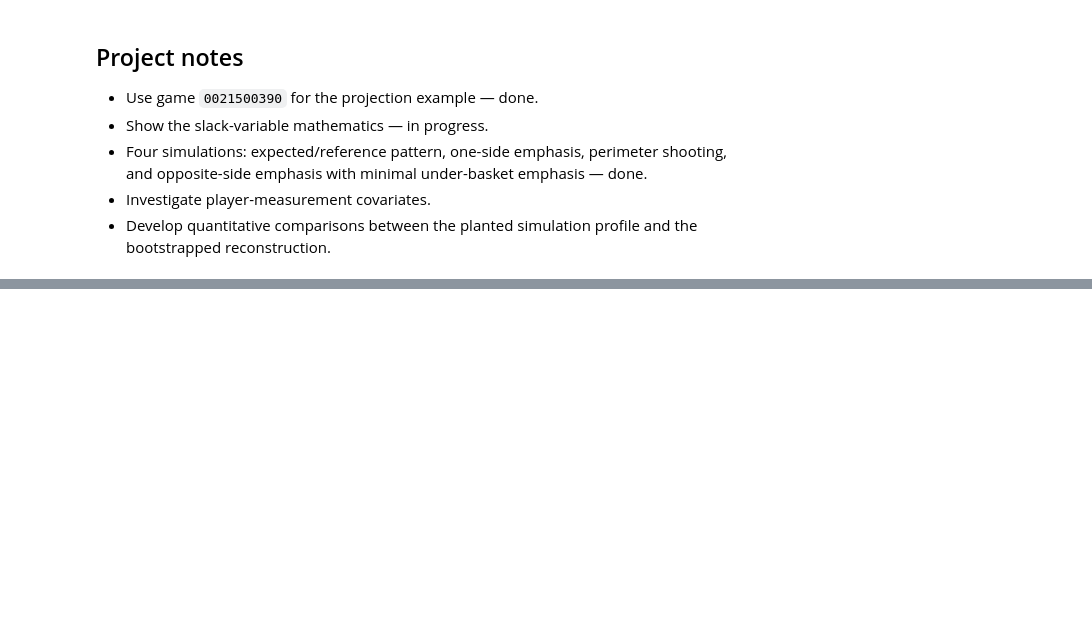
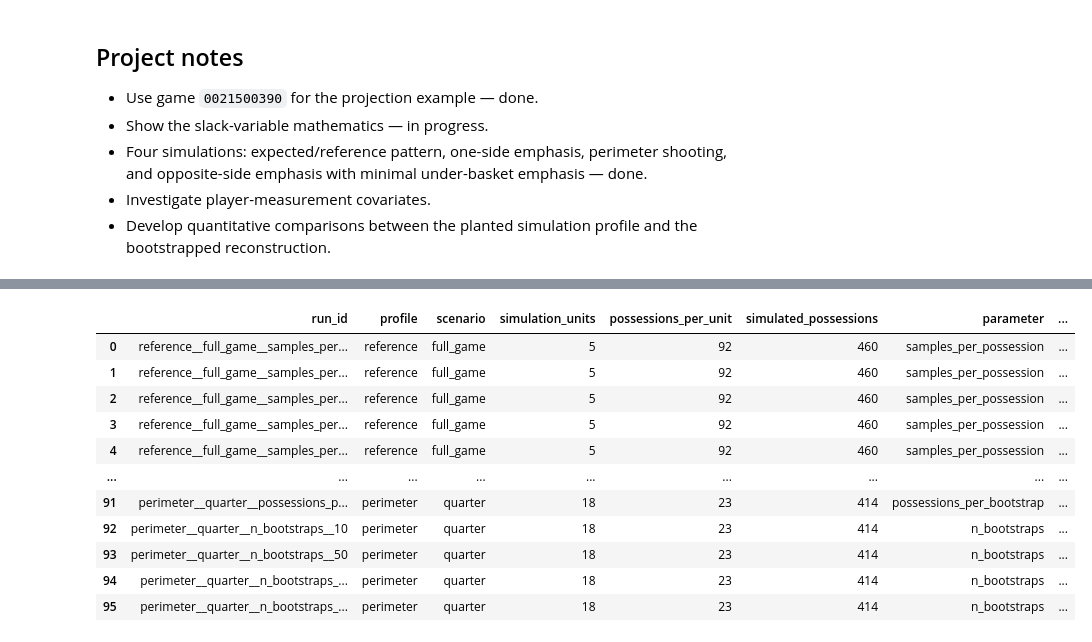
Before and after one commit to Channertheman/NBA_Analysis, a Jupyter notebook: Simulation_construction.ipynb, the cells around one changed output, grey strips where cells are left out. Drawn from its saved outputs; the diff is of its cells as text; code cells hidden in the pictures; blank space fills up the shorter version.

Commit message:
projections with almost complete descriptions simulation construction to be cleaned or removed from git tracking soon

```diff
--- a/Simulation_construction.ipynb
+++ b/Simulation_construction.ipynb
@@ -431,7 +515,7 @@ def build_baseline_scoring_pipeline(
     end_effects=None,
     baseline_probability=0.50,
     random_state=None,
-    flip="yes",
+    flip="no",
     movement_weight_col=None,
     reindex_possessions=True,
 ):
@@ -723,16 +791,11 @@ Plotting pointwise percentile maps at lambda = 80.9076
 [figure]
 # %%
 # Profile 3 (seed 44): emphasize the low-y side of the offensive half.
-pipeline_seed = 44
-train_set = [21500649, 21500390, 21500188, 21500355, 21500057, 21500009]
-
-# Start from a neutral grid, then assign additive probability effects by slice.
-pipeline_movement_effects = np.zeros((x_bins, y_bins))
-pipeline_end_effects = np.zeros((x_bins, y_bins))
-
-pipeline_movement_effects[13:20, 0:5] = .05
-#pipeline_movement_effects[10:18, 2:6] = 0
-#pipeline_movement_effects[10:12, 6:8] = 0
+pipeline_profile_name = "low_y_side"
+pipeline_profile = simulation_profiles[pipeline_profile_name]
+pipeline_seed = pipeline_profile["seed"]
+pipeline_movement_effects = np.array(pipeline_profile["movement_effects"], copy=True)
+pipeline_end_effects = np.array(pipeline_profile["end_effects"], copy=True)
 
 plot_effect_surfaces(pipeline_movement_effects, pipeline_end_effects, title_prefix="Pipeline")
 
@@ -931,0 +1193,81 @@ Useful reconstruction checks include spatial overlap between the nonzero input a
+# %%
+SAMPLES_PER_POSSESSION_VALUES = (50, 100, 150, 200, 250)
+POSSESSIONS_PER_BOOTSTRAP_VALUES = (100, 1000, 10000)
+BOOTSTRAP_COUNT_VALUES = (10, 50, 100, 500)
+
+BASE_SAMPLES_PER_POSSESSION = 200
+BASE_POSSESSIONS_PER_BOOTSTRAP = 1000
+BASE_BOOTSTRAP_COUNT = 100
+
+
+def _positive_integer_values(values, name):
+    checked = tuple(int(value) for value in values)
+    if not checked or any(value < 1 for value in checked):
+        raise ValueError(f"{name} must contain positive integers.")
+    return checked
+
+
+def build_incremental_experiment_plan(
+    scenarios,
+    samples_per_possession_values=SAMPLES_PER_POSSESSION_VALUES,
+    possessions_per_bootstrap_values=POSSESSIONS_PER_BOOTSTRAP_VALUES,
+    bootstrap_count_values=BOOTSTRAP_COUNT_VALUES,
+    base_samples_per_possession=BASE_SAMPLES_PER_POSSESSION,
+    base_possessions_per_bootstrap=BASE_POSSESSIONS_PER_BOOTSTRAP,
+    base_n_bootstraps=BASE_BOOTSTRAP_COUNT,
+):
+    """Create one-factor-at-a-time parameter rows for every scenario."""
+    sweep_values = {
+        "samples_per_possession": _positive_integer_values(
+            samples_per_possession_values, "samples_per_possession_values"
+        ),
+        "possessions_per_bootstrap": _positive_integer_values(
+            possessions_per_bootstrap_values, "possessions_per_bootstrap_values"
+        ),
+        "n_bootstraps": _positive_integer_values(
+            bootstrap_count_values, "bootstrap_count_values"
+        ),
+    }
+    baseline = {
+        "samples_per_possession": int(base_samples_per_possession),
+        "possessions_per_bootstrap": int(base_possessions_per_bootstrap),
+        "n_bootstraps": int(base_n_bootstraps),
+    }
+    _positive_integer_values(baseline.values(), "baseline values")
+
+    rows = []
+    for scenario in scenarios.itertuples(index=False):
+        for parameter, values in sweep_values.items():
+            for value in values:
+                settings = baseline.copy()
+                settings[parameter] = value
+                rows.append({
+                    "run_id": f"{scenario.profile}__{scenario.scenario}__{parameter}__{value}",
+                    "profile": scenario.profile,
+                    "scenario": scenario.scenario,
+                    "simulation_units": int(scenario.simulation_units),
+                    "possessions_per_unit": int(scenario.possessions_per_unit),
+                    "simulated_possessions": int(scenario.simulated_possessions),
+                    "parameter": parameter,
+                    "value": value,
+                    **settings,
+                })
+
+    return pd.DataFrame(rows)
+
+
+incremental_experiment_plan = build_incremental_experiment_plan(scenario_specs)
+incremental_experiment_plan
+# %% [output]
+|  | run_id | profile | scenario | simulation_units | possessions_per_unit | simulated_possessions | parameter | ... |
+| 0 | reference__full_game__samples_per... | reference | full_game | 5 | 92 | 460 | samples_per_possession | ... |
+| 1 | reference__full_game__samples_per... | reference | full_game | 5 | 92 | 460 | samples_per_possession | ... |
+| 2 | reference__full_game__samples_per... | reference | full_game | 5 | 92 | 460 | samples_per_possession | ... |
+| 3 | reference__full_game__samples_per... | reference | full_game | 5 | 92 | 460 | samples_per_possession | ... |
+| 4 | reference__full_game__samples_per... | reference | full_game | 5 | 92 | 460 | samples_per_possession | ... |
+| ... | ... | ... | ... | ... | ... | ... | ... | ... |
+| 91 | perimeter__quarter__possessions_p... | perimeter | quarter | 18 | 23 | 414 | possessions_per_bootstrap | ... |
+| 92 | perimeter__quarter__n_bootstraps__10 | perimeter | quarter | 18 | 23 | 414 | n_bootstraps | ... |
+| 93 | perimeter__quarter__n_bootstraps__50 | perimeter | quarter | 18 | 23 | 414 | n_bootstraps | ... |
+| 94 | perimeter__quarter__n_bootstraps_... | perimeter | quarter | 18 | 23 | 414 | n_bootstraps | ... |
+| 95 | perimeter__quarter__n_bootstraps_... | perimeter | quarter | 18 | 23 | 414 | n_bootstraps | ... |
```
Also changed, not shown: parts of 13 cells of this notebook, 1 other file.
